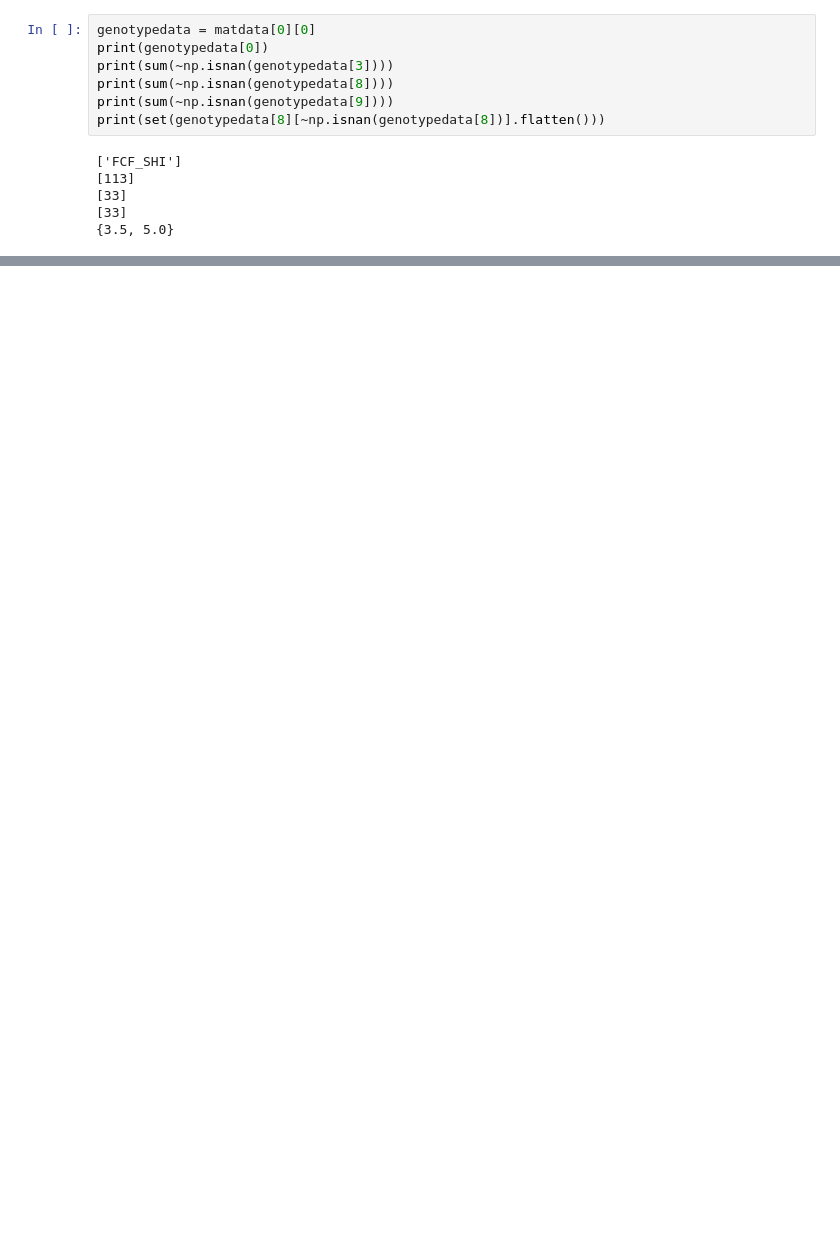
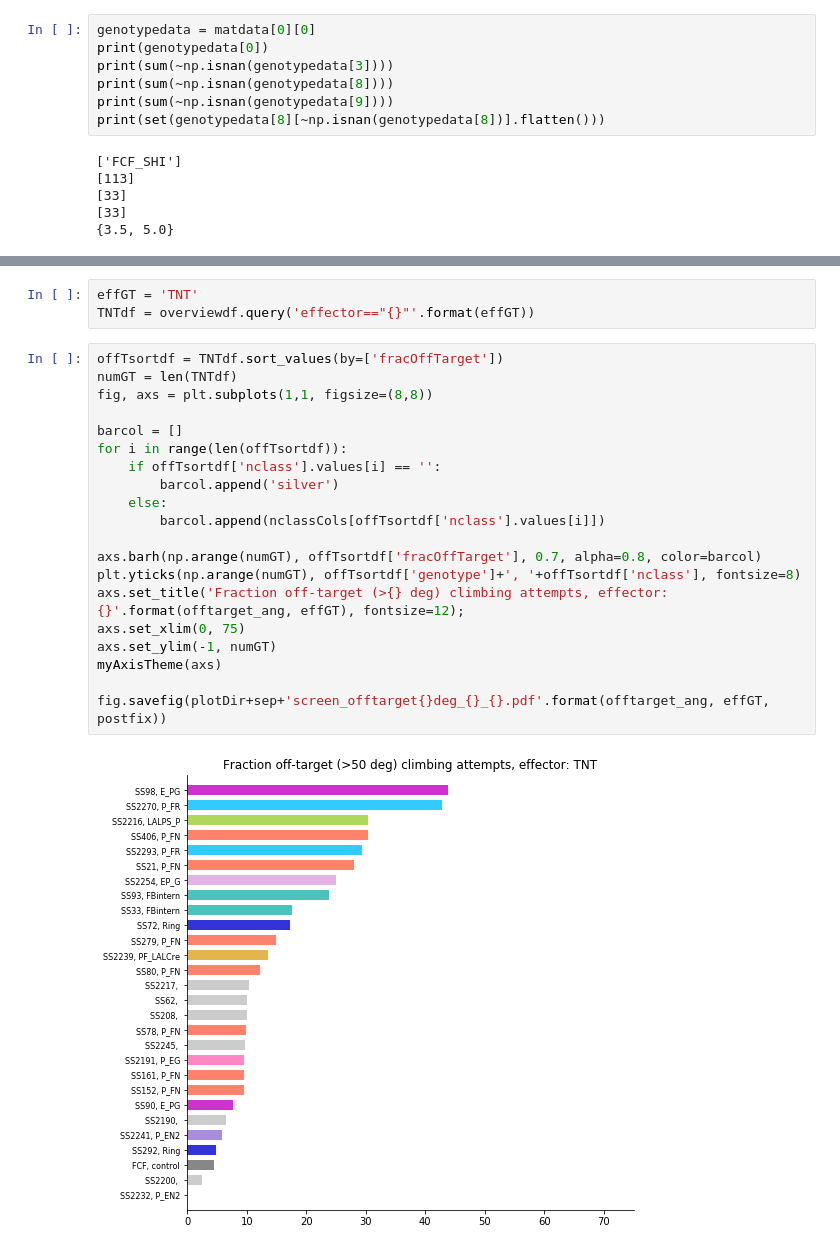
Before and after one commit to hjmh/gapCrossingAnalysis, a Jupyter notebook: gapCrossing_analysisOfScreen.ipynb, the cells around one changed output, grey strips where cells are left out. Drawn from its saved outputs; the diff is of its cells as text; blank space fills up the shorter version.

```diff
--- a/gapCrossing_analysisOfScreen.ipynb
+++ b/gapCrossing_analysisOfScreen.ipynb
@@ -392,0 +434,25 @@ for i in range(10):
+# %%
+effGT = 'TNT'
+TNTdf = overviewdf.query('effector=="{}"'.format(effGT))
+# %%
+offTsortdf = TNTdf.sort_values(by=['fracOffTarget'])
+numGT = len(TNTdf)
+fig, axs = plt.subplots(1,1, figsize=(8,8))
+
+barcol = []
+for i in range(len(offTsortdf)):
+    if offTsortdf['nclass'].values[i] == '':
+        barcol.append('silver')
+    else:
+        barcol.append(nclassCols[offTsortdf['nclass'].values[i]])
+
+axs.barh(np.arange(numGT), offTsortdf['fracOffTarget'], 0.7, alpha=0.8, color=barcol)
+plt.yticks(np.arange(numGT), offTsortdf['genotype']+', '+offTsortdf['nclass'], fontsize=8)
+axs.set_title('Fraction off-target (>{} deg) climbing attempts, effector: {}'.format(offtarget_ang, effGT), fontsize=12);
+axs.set_xlim(0, 75)
+axs.set_ylim(-1, numGT)
+myAxisTheme(axs)
+
+fig.savefig(plotDir+sep+'screen_offtarget{}deg_{}_{}.pdf'.format(offtarget_ang, effGT, postfix))
+# %% [output]
+[figure, added]
```
Also changed, not shown: parts of 86 cells of this notebook.
